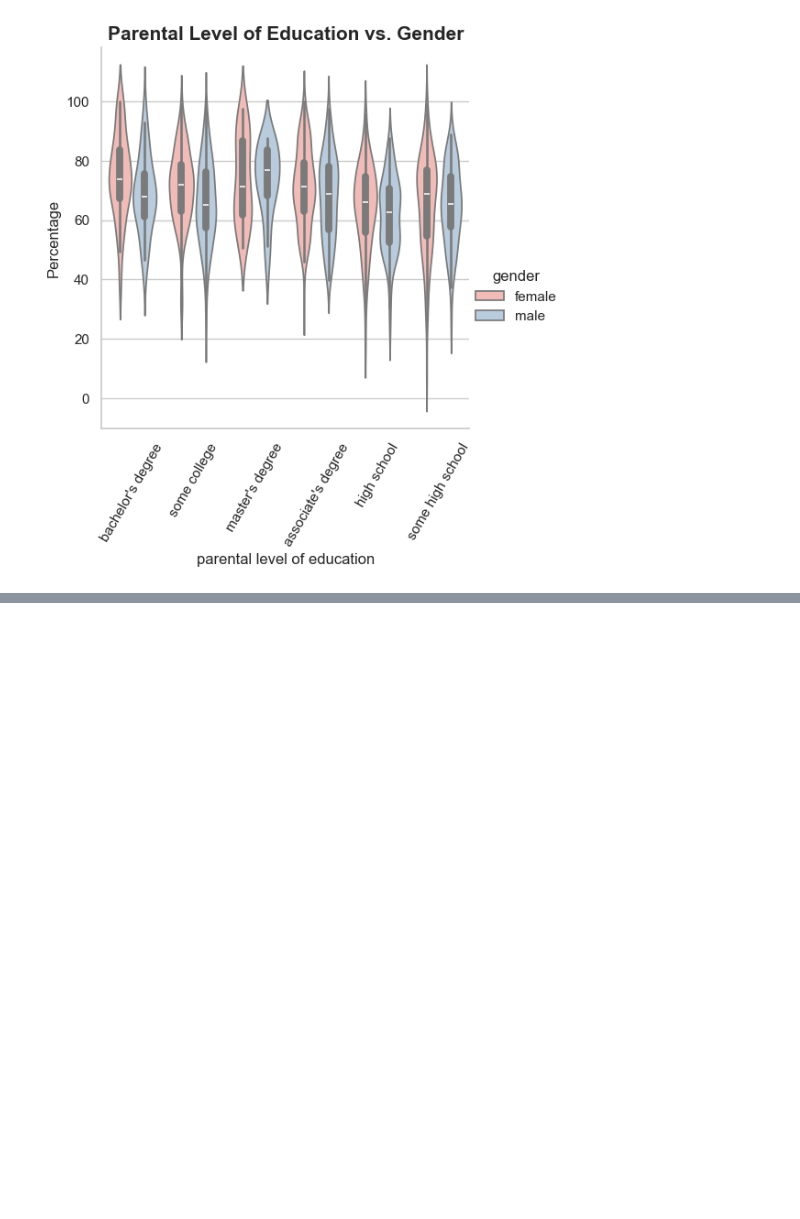
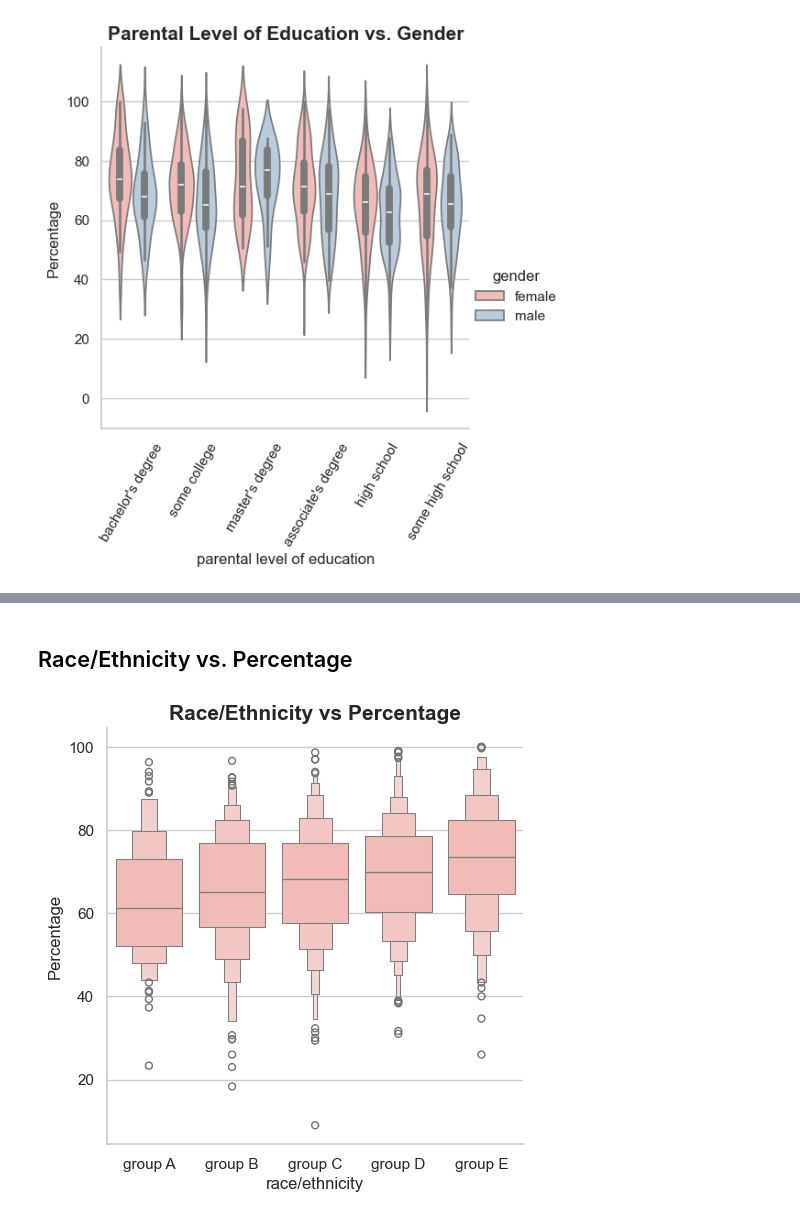
Before and after one commit to beto321/ac_performance1, a Jupyter notebook: analysis.ipynb, the cells around one changed output, grey strips where cells are left out. Saved outputs shown, nothing was run; the diff lists cells and outputs as text; code cells hidden in the pictures; blank space fills up the shorter version.

```diff
--- a/analysis.ipynb
+++ b/analysis.ipynb
@@ -384,0 +442,8 @@ plt.show()
+# %% [markdown]
+## Race/Ethnicity vs. Percentage
+# %%
+sns.catplot(data=df.sort_values('race/ethnicity'),x='race/ethnicity',y='Percentage',kind='boxen')
+plt.title('Race/Ethnicity vs Percentage',fontsize=15, fontweight='bold')
+plt.show()
+# %% [output]
+[figure, added]
```
Also changed, not shown: parts of 8 cells of this notebook.
